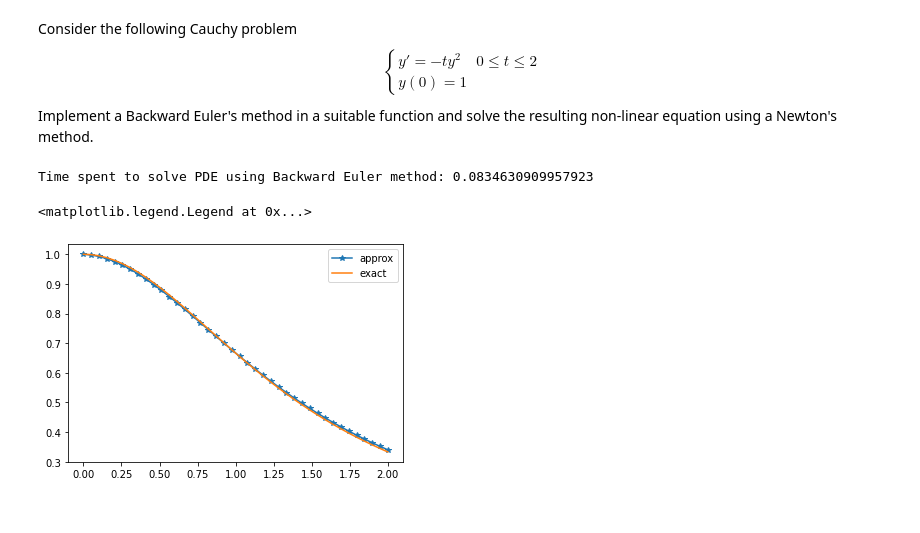
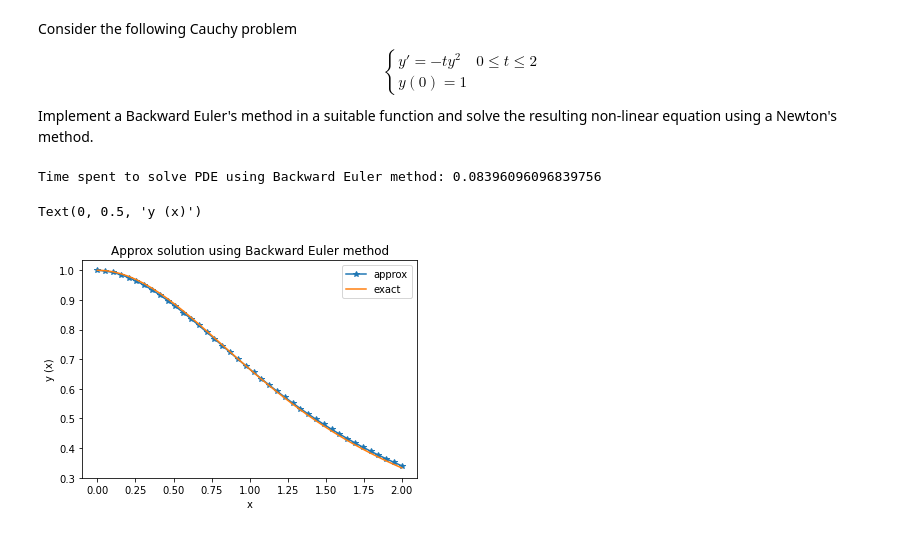
Before and after one commit to AlexTru96/numerical-analysis-2021-2022, a Jupyter notebook: FinalProject_2021_2022.ipynb, the cells around one changed output. Drawn from its saved outputs; the diff is of its cells as text; code cells hidden in the pictures.

```diff
--- a/FinalProject_2021_2022.ipynb
+++ b/FinalProject_2021_2022.ipynb
@@ -318,17 +321,22 @@ def method_errors(f, omega, bc, N, stride, method):
 
     return n_grid,errors,time_spent
 # %%
+plt.rc('font', size=14)
+plt.figure(figsize=(15,8))
 omega = [0,1]
 bc = [0,0]
 f = lambda x: x*(1-x)  #using lambda functions
-#n_grid,errors_LU,time_LU = method_errors(f,omega, bc, 2000,200,LU)
+n_grid,errors_LU,time_LU = method_errors(f,omega, bc, 2000,200,LU)
 #_,_,time_CH = method_errors(f,omega, bc, 2000,200,cholesky)
 #_,_,time_optLU = method_errors(f,omega, bc, 2000,200,LU)
 #_,_,time_optCH = method_errors(f,omega, bc, 2000,200,cholesky)
 #using_GPU=1
-_,_,time_gpuLU = method_errors(f,omega, bc, 2000,200,LU)
-_,_,time_gpuCH = method_errors(f,omega, bc, 2000,200,cholesky)
+#_,_,time_gpuLU = method_errors(f,omega, bc, 2000,200,LU)
+#_,_,time_gpuCH = method_errors(f,omega, bc, 2000,200,cholesky)
 plt.plot(n_grid, errors_LU, '*-',label="Finite Diference abs error")
+plt.title("Absolute error using FD approx and LU")
+plt.xlabel("# grids")
+plt.ylabel("Abs error")
 plt.semilogy()
 plt.legend()
 # %% [output]
@@ -566,6 +578,7 @@ x_pi2 = int(np.floor((n*np.pi)/(width*2))) -1
 x_1 = int(np.floor(n/width)) -1
 x_pi = int(np.floor(n*np.pi/width)) -1
 # %%
+plt.rc('font', size=10)
 start = timer()
 M_sol, t = F_Euler_Method(A,b,u_0,T, h,alpha)
 print("Time spent to obtain solution using Forward Euler:", timer()-start)
@@ -573,4 +586,7 @@ plt.plot(t, M_sol[:,x_pi2], label='x=1')
 plt.plot(t, M_sol[:,x_1], label='x=π/2')
 plt.plot(t, M_sol[:,x_pi], label='x=π')
 plt.legend(loc='upper right')
+plt.title("Approx solution using Forw Euler method")
+plt.xlabel("x")
+plt.ylabel("u (x)")
 # %% [output]
@@ -683,33 +699,36 @@ def Bw_Euler_Method(y_0, T, h, report_time=0):
     t_0,t_f = T
     N = int(np.ceil((t_f-t_0)/h))  #number of timesteps
     if (N<3):
         raise Exception("Better choose other h")
 
     t = np.linspace(t_0,t_f, N)
     y_k = np.empty_like(t, dtype=my_type)
     y_k[0] = y_0
 
     for i in range(1, N):
         f = lambda y: t[i]*h*y*y + y - y_k[i-1]    # looking for zeros considering y' = (y[i]-y[i-1]/h)
         f_derivative = lambda y: 2*t[i]*h*y + 1
         y_k[i] = Newton_Method(f, f_derivative, 1e-6, y_k[i-1])
     if(report_time):
         print("Time spent to solve PDE using Backward Euler method:", timer()-start)
     return y_k, t
 
 # Initial conditions
 T = [0.0,2.0]
 y_0 = 1.0
 
 y, t = Bw_Euler_Method(y_0, T, 0.05,1)
 
 #Analytic solution
 y_ex = 2.0/(t*t + 2.0)
 
 plt.plot(t, y, '*-',label="approx")
 plt.plot(t, y_ex,label="exact")
 plt.legend()
+plt.title("Approx solution using Backward Euler method")
+plt.xlabel("x")
+plt.ylabel("y (x)")
 # %% [output]
-Time spent to solve PDE using Backward Euler method: 0.0834630909957923
+Time spent to solve PDE using Backward Euler method: 0.08396096096839756
-<matplotlib.legend.Legend at 0x...>
+Text(0, 0.5, 'y (x)')
-[figure, old version]
+[figure, new version]
```
Also changed, not shown: parts of 30 cells of this notebook.
